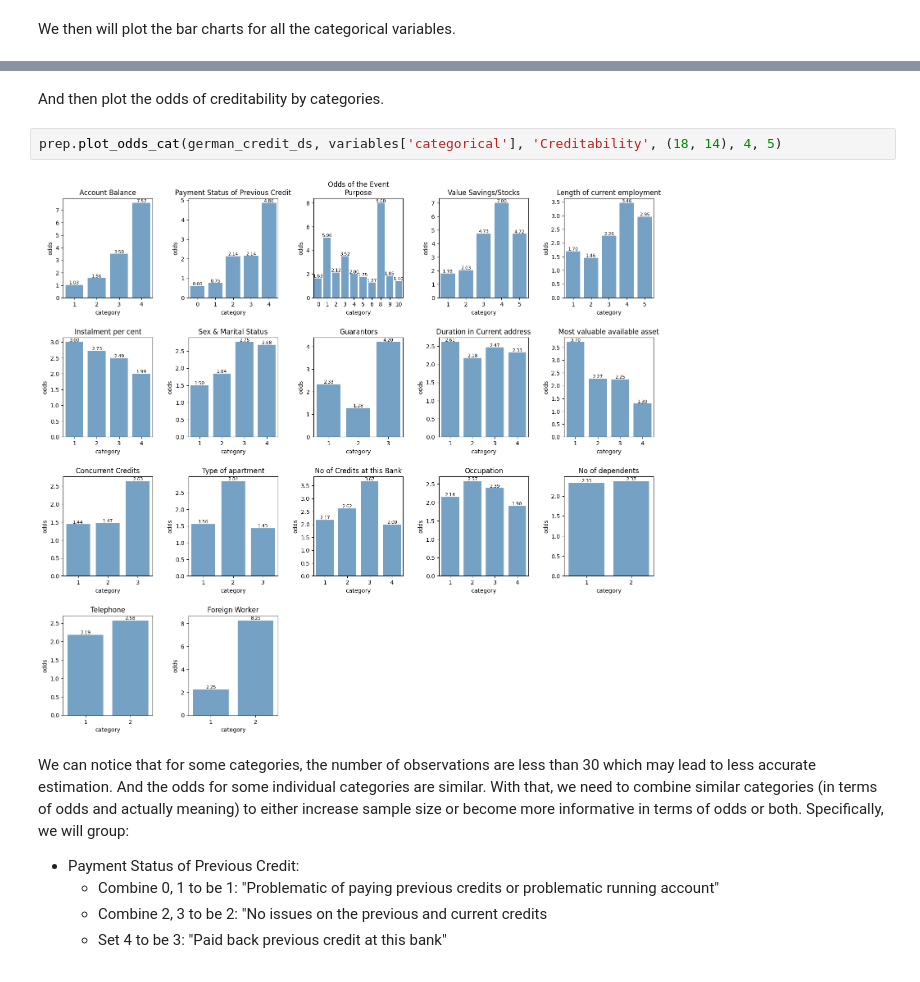
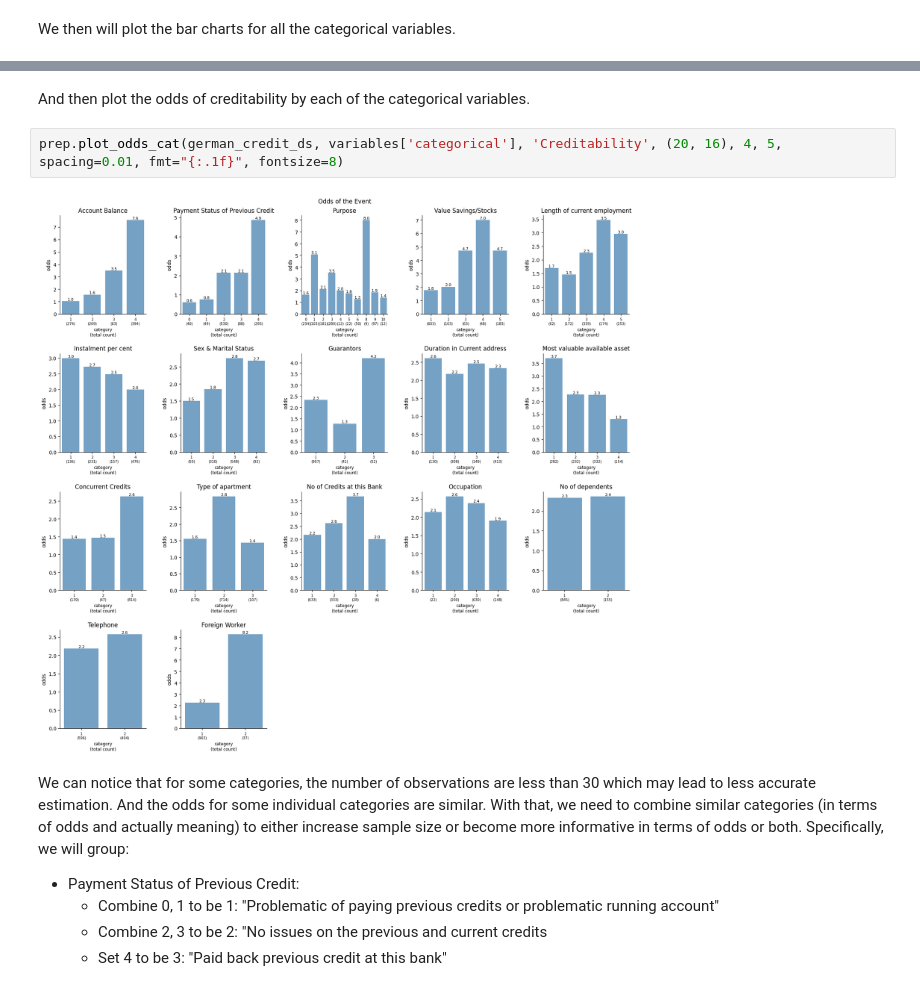
Before and after one commit to southnorthist/kaggle_analysis, a Jupyter notebook: Projects/creditability-classification/german_credit_classification.ipynb, the cells around one changed output, grey strips where cells are left out. Saved outputs shown, nothing was run; the diff lists cells and outputs as text.

Commit message:
updated creditability project and preprocessing and performance check utility function

```diff
--- a/Projects/creditability-classification/german_credit_classification.ipynb
+++ b/Projects/creditability-classification/german_credit_classification.ipynb
@@ -225,9 +235,9 @@ prep.plot_all_freq(german_credit_ds, (18, 16), variables['categorical'], 4, 5, s
 # %% [markdown]
-And then plot the odds of creditability by categories.
+And then plot the odds of creditability by each of the categorical variables.
 # %%
-prep.plot_odds_cat(german_credit_ds, variables['categorical'], 'Creditability', (18, 14), 4, 5)
+prep.plot_odds_cat(german_credit_ds, variables['categorical'], 'Creditability', (20, 16), 4, 5, spacing=0.01, fmt="{:.1f}", fontsize=8)
 # %% [output]
-[figure, old version]
+[figure, new version]
 # %% [markdown]
 We can notice that for some categories, the number of observations are less than 30 which may lead to less accurate estimation. And the odds for some individual categories are similar. With that, we need to combine similar categories (in terms of odds and actually meaning) to either increase sample size or become more informative in terms of odds or both. Specifically, we will group:
 * Payment Status of Previous Credit:
```
Also changed, not shown: parts of 33 cells of this notebook, 3 other files.
